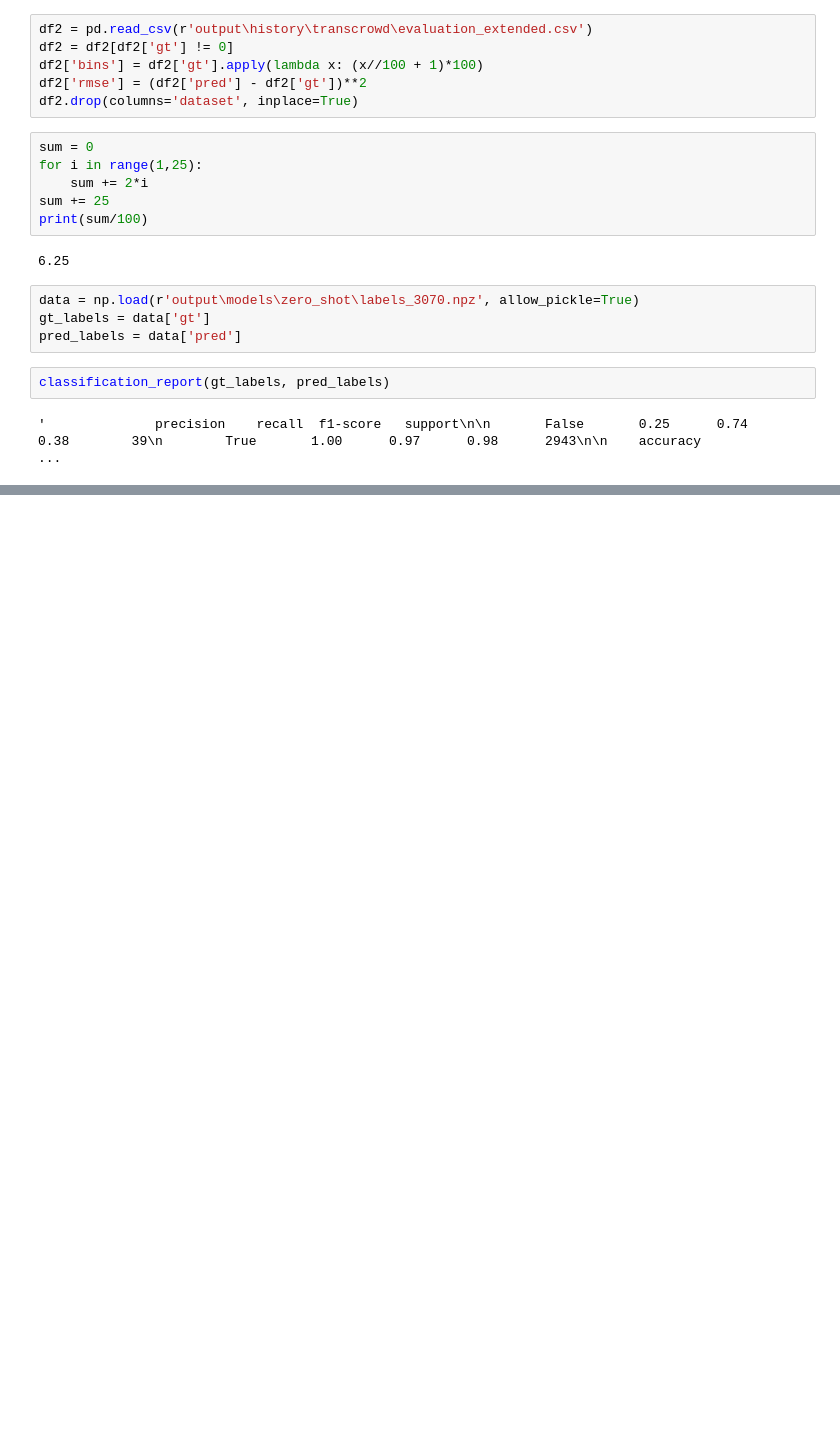
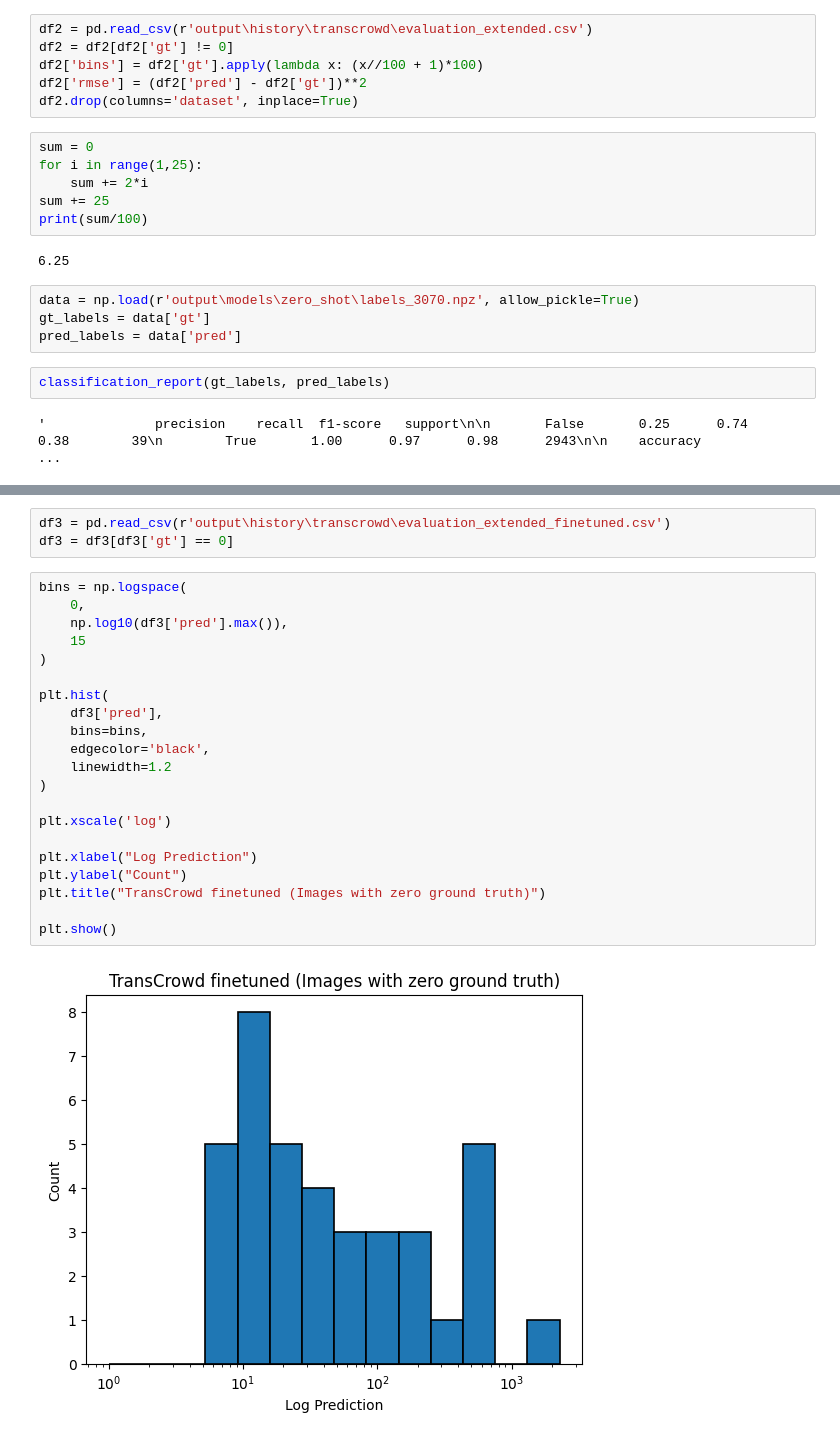
Before and after one commit to wozniakw2002/MSC-thesis, a Jupyter notebook: TransCrowd_test.ipynb, the cells around one changed output, grey strips where cells are left out. Drawn from its saved outputs; the diff is of its cells as text; blank space fills up the shorter version.

```diff
--- a/TransCrowd_test.ipynb
+++ b/TransCrowd_test.ipynb
@@ -271,0 +308,26 @@ print(np.sum(gt_labels != pred_labels))
+# %%
+df3 = pd.read_csv(r'output\history\transcrowd\evaluation_extended_finetuned.csv')
+df3 = df3[df3['gt'] == 0]
+# %%
+bins = np.logspace(
+    0,
+    np.log10(df3['pred'].max()),
+    15
+)
+
+plt.hist(
+    df3['pred'],
+    bins=bins,
+    edgecolor='black',
+    linewidth=1.2
+)
+
+plt.xscale('log')
+
+plt.xlabel("Log Prediction")
+plt.ylabel("Count")
+plt.title("TransCrowd finetuned (Images with zero ground truth)")
+
+plt.show()
+# %% [output]
+[figure, added]
```
Also changed, not shown: parts of 10 cells of this notebook, 6 other files.
